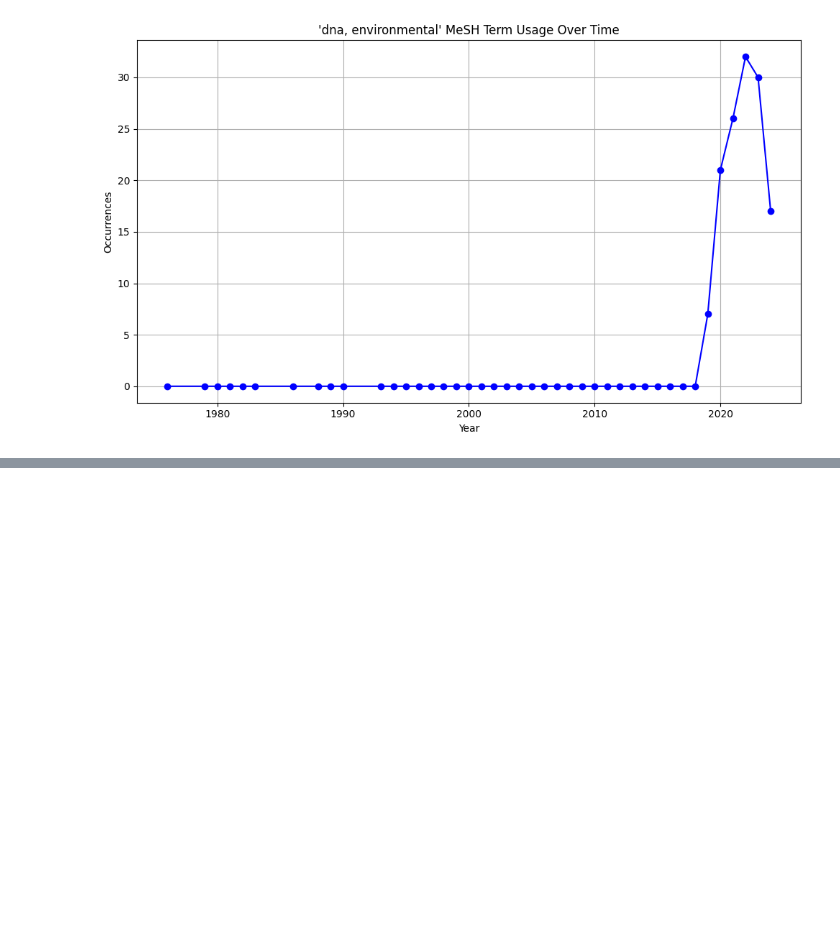
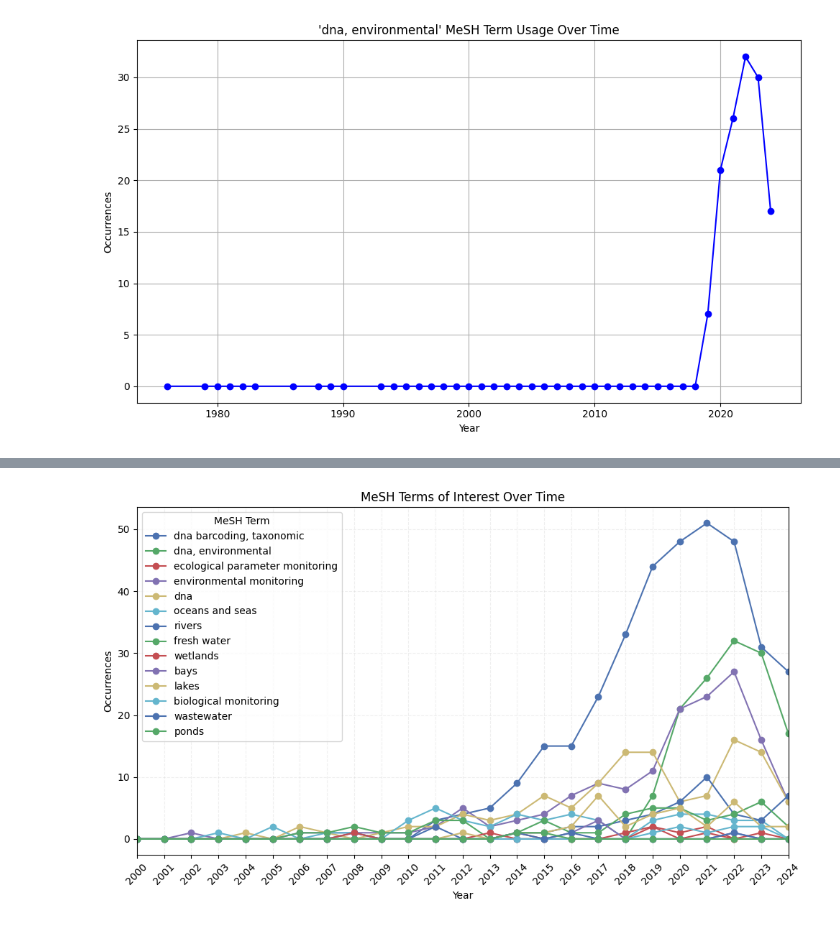
Before and after one commit to eDNAqua-Plan-project/european-aquatic-eDNA-landscape, a Jupyter notebook: LLM-eDNA-trend-analysis/trend-analysis.ipynb, the cells around one changed output, grey strips where cells are left out. Drawn from its saved outputs; the diff is of its cells as text; code cells hidden in the pictures; blank space fills up the shorter version.

```diff
--- a/LLM-eDNA-trend-analysis/trend-analysis.ipynb
+++ b/LLM-eDNA-trend-analysis/trend-analysis.ipynb
@@ -564,4 +601,5 @@ for kw, count in mesh_counts.most_common(20):
 # %%
+from collections import defaultdict
 mesh_years = defaultdict(lambda: defaultdict(int))
 
 for _, row in mesh_df.iterrows():
@@ -571,5 +609,5 @@ for _, row in mesh_df.iterrows():
     for kw in row["MeSH Terms"]:
         mesh_years[kw.strip().lower()][year] += 1
 
-mesh_df = pd.DataFrame(mesh_years).fillna(0).astype(int).sort_index()
+mesh_term_years = pd.DataFrame(mesh_years).fillna(0).astype(int).sort_index()
 # %%
@@ -616,3 +653,17 @@ plt.tight_layout()
 plt.show()
 # %% [output]
 [figure]
+# %%
+terms_of_interest = ["dna barcoding, taxonomic", "dna, environmental", "ecological parameter monitoring", "environmental monitoring", "dna", "oceans and seas", "rivers", "fresh water","wetlands", "bays", "lakes", "biological monitoring", "wastewater", "ponds"]
+
+from collections import defaultdict
+interest_years = defaultdict(lambda: defaultdict(int))
+
+for _, row in mesh_df.iterrows():
+    year = row["Year"]
+    if year == "N/A":
+        continue
+    for kw in row["MeSH Terms"]:
+        interest_years[kw.strip().lower()][year] += 1
+
+terms_of_interest_df = pd.DataFrame(interest_years).fillna(0).astype(int).sort_index()
@@ -618,0 +690,16 @@ plt.show()
+# %%
+import matplotlib.pyplot as plt
+terms_of_interest_df[terms_of_interest].plot(figsize=(10, 6), marker='o')
+plt.title("MeSH Terms of Interest Over Time")
+plt.xlim(left=2000, right=2024)
+plt.xlim(right=2024)
+# Add all years one by one with rotation 45
+plt.xticks(np.arange(2000, 2025, 1), rotation=45)
+plt.xlabel("Year")
+plt.ylabel("Occurrences")
+plt.legend(title="MeSH Term")
+plt.grid(True, linestyle='--', alpha=0.2)
+plt.tight_layout()
+plt.show()
+# %% [output]
+[figure, added]
```
Also changed, not shown: parts of 32 cells of this notebook, 2 other files.
